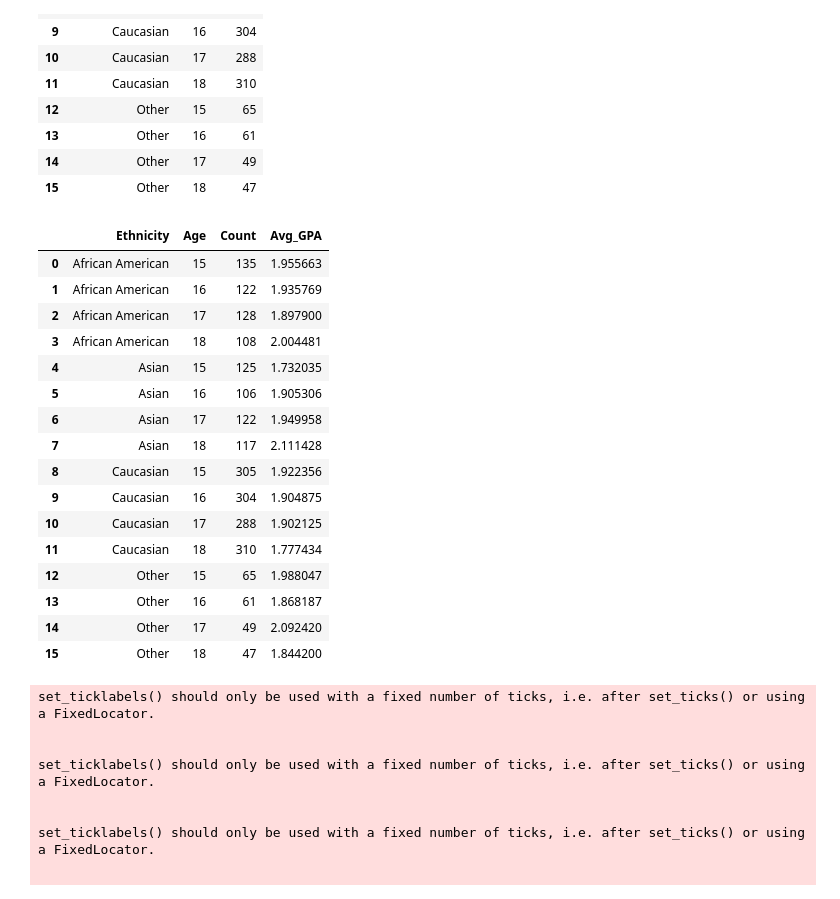
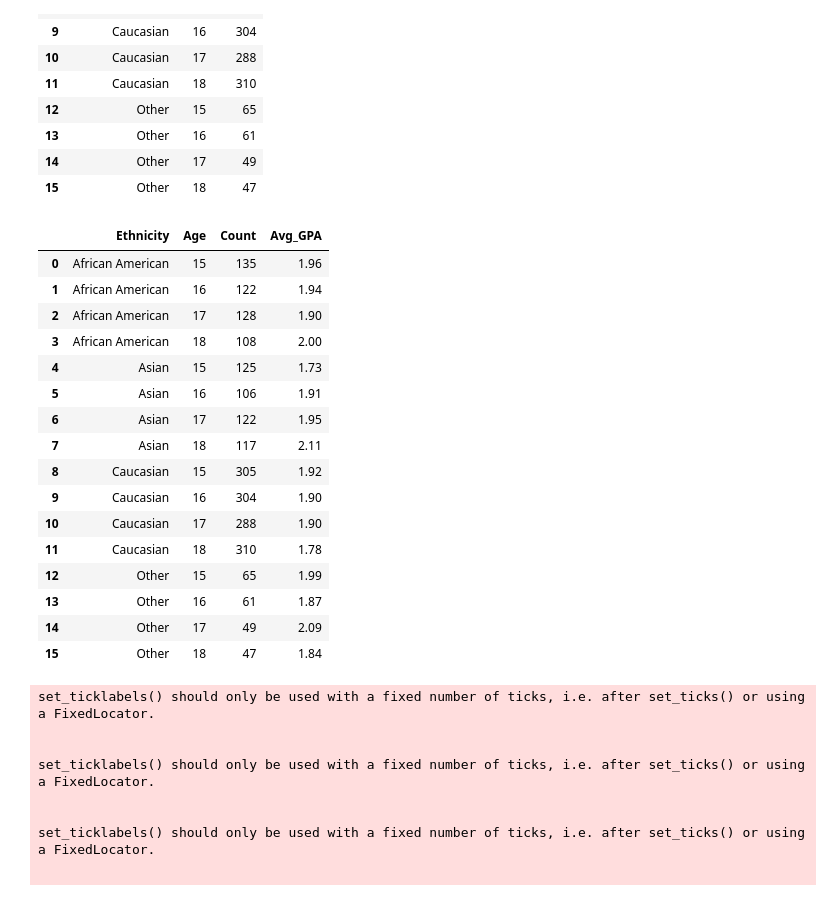
Before and after one commit to tegmad/StudentsPerfomancePrediction_14P, a Jupyter notebook: PM_Students_Perfomance_Prediction.ipynb, the cells around one changed output. Cells and saved outputs as stored; diff of their text form; code cells hidden in the pictures.

```diff
--- a/PM_Students_Perfomance_Prediction.ipynb
+++ b/PM_Students_Perfomance_Prediction.ipynb
@@ -263,26 +263,28 @@ df_by_ethnicity.sort_values(by='Ethnicity').style.background_gradient(subset=['C
 # %%
 df_by_ethnicity_avg_GPA = df_ethnicity.groupby(['Ethnicity','Age'])['GPA'].mean().reset_index(name='Avg_GPA')
 df_combined = df_by_ethnicity.merge(df_by_ethnicity_avg_GPA,on=['Ethnicity','Age'])
 
-df_combined.style.background_gradient(subset=['Count','Avg_GPA'],cmap='Blues')
+df_combined.style.background_gradient(subset=['Count','Avg_GPA'],cmap='Blues').format({
+    'Avg_GPA':'{:,.2f}'
+})
 # %% [output]
 |  | Ethnicity | Age | Count | Avg_GPA |
-| 0 | African American | 15 | 135 | 1.955663 |
-| 1 | African American | 16 | 122 | 1.935769 |
-| 2 | African American | 17 | 128 | 1.897900 |
-| 3 | African American | 18 | 108 | 2.004481 |
-| 4 | Asian | 15 | 125 | 1.732035 |
-| 5 | Asian | 16 | 106 | 1.905306 |
-| 6 | Asian | 17 | 122 | 1.949958 |
-| 7 | Asian | 18 | 117 | 2.111428 |
-| 8 | Caucasian | 15 | 305 | 1.922356 |
-| 9 | Caucasian | 16 | 304 | 1.904875 |
-| 10 | Caucasian | 17 | 288 | 1.902125 |
-| 11 | Caucasian | 18 | 310 | 1.777434 |
-| 12 | Other | 15 | 65 | 1.988047 |
-| 13 | Other | 16 | 61 | 1.868187 |
-| 14 | Other | 17 | 49 | 2.092420 |
-| 15 | Other | 18 | 47 | 1.844200 |
+| 0 | African American | 15 | 135 | 1.96 |
+| 1 | African American | 16 | 122 | 1.94 |
+| 2 | African American | 17 | 128 | 1.90 |
+| 3 | African American | 18 | 108 | 2.00 |
+| 4 | Asian | 15 | 125 | 1.73 |
+| 5 | Asian | 16 | 106 | 1.91 |
+| 6 | Asian | 17 | 122 | 1.95 |
+| 7 | Asian | 18 | 117 | 2.11 |
+| 8 | Caucasian | 15 | 305 | 1.92 |
+| 9 | Caucasian | 16 | 304 | 1.90 |
+| 10 | Caucasian | 17 | 288 | 1.90 |
+| 11 | Caucasian | 18 | 310 | 1.78 |
+| 12 | Other | 15 | 65 | 1.99 |
+| 13 | Other | 16 | 61 | 1.87 |
+| 14 | Other | 17 | 49 | 2.09 |
+| 15 | Other | 18 | 47 | 1.84 |
 # %%
 import matplotlib.pyplot as plt
 import seaborn as sns
```
Also changed, not shown: parts of 3 cells of this notebook.
